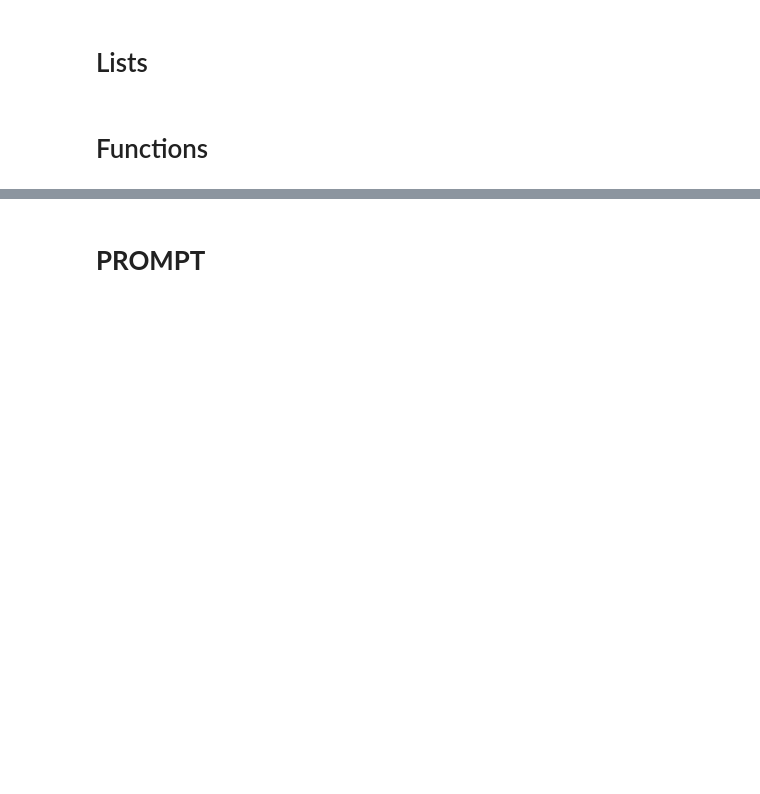
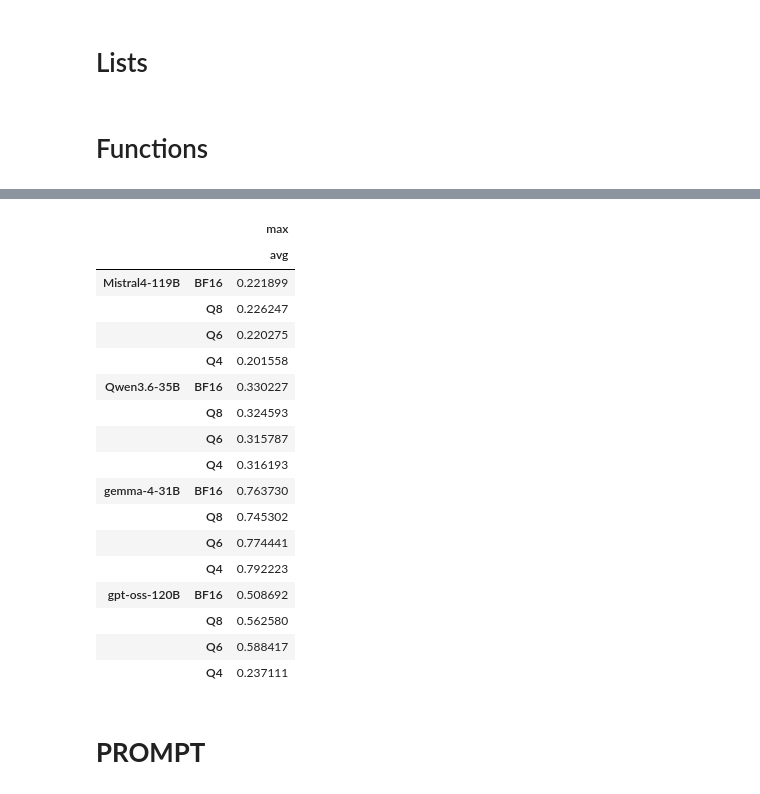
Before and after one commit to cnpem/quantization_LLM_smiles, a Jupyter notebook: src/analise_task2.ipynb, the cells around one changed output, grey strips where cells are left out. Saved outputs shown, nothing was run; the diff lists cells and outputs as text; code cells hidden in the pictures; blank space fills up the shorter version.

```diff
--- a/src/analise_task2.ipynb
+++ b/src/analise_task2.ipynb
@@ -293,3 +448,24 @@ Name: valid smiles, Length: 400, dtype: object
+# %%
+tmp_[[('max', 'avg')]]
+# %% [output]
+|  |  | max |
+|  |  | avg |
+| Mistral4-119B | BF16 | 0.221899 |
+|  | Q8 | 0.226247 |
+|  | Q6 | 0.220275 |
+|  | Q4 | 0.201558 |
+| Qwen3.6-35B | BF16 | 0.330227 |
+|  | Q8 | 0.324593 |
+|  | Q6 | 0.315787 |
+|  | Q4 | 0.316193 |
+| gemma-4-31B | BF16 | 0.763730 |
+|  | Q8 | 0.745302 |
+|  | Q6 | 0.774441 |
+|  | Q4 | 0.792223 |
+| gpt-oss-120B | BF16 | 0.508692 |
+|  | Q8 | 0.562580 |
+|  | Q6 | 0.588417 |
+|  | Q4 | 0.237111 |
 # %%
 def pairwise_tanimoto_stats(d_smiles):
     d = {}
```
Also changed, not shown: parts of 10 cells of this notebook.
